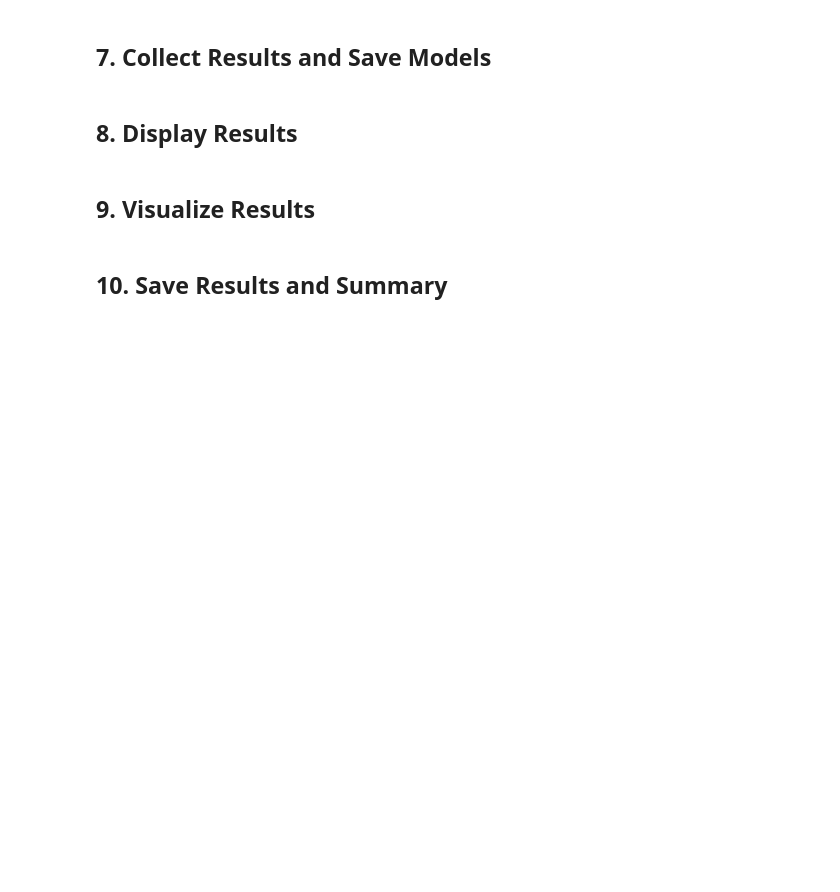
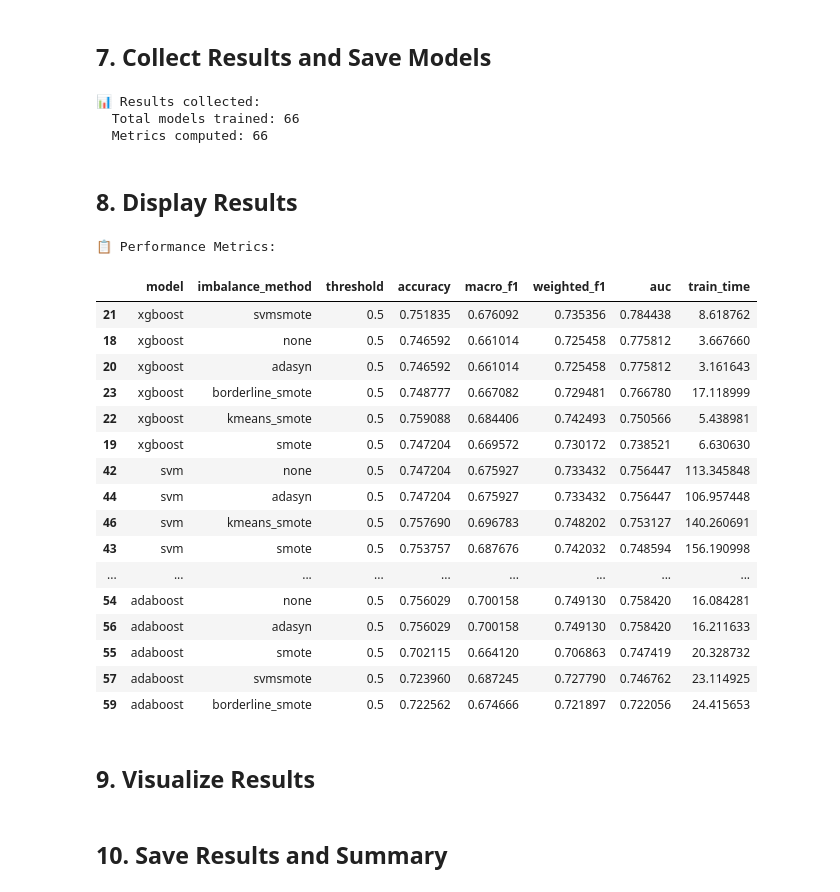
Before and after one commit to AlbusNotThuan/lung-cancer, a Jupyter notebook: train.ipynb, the cells around one changed output. Saved outputs shown, nothing was run; the diff lists cells and outputs as text; code cells hidden in the pictures; blank space fills up the shorter version.

```diff
--- a/train.ipynb
+++ b/train.ipynb
@@ -102,26 +143,21 @@ if config['output']['save_models']:
 
 print(f"📁 Results will be saved to: {run_folder}")
 
-# Load dataset
+# Load dataset using DatasetFactory
 dataset_name = config['dataset']['name']
-dataset_class = eval(f"{dataset_name.title().replace('_', '')}Dataset")
+dataset, X_train, y_train, X_test, y_test, dataset_info = \
+    DatasetFactory.load_dataset(dataset_name)
 
-dataset = dataset_class(
-    train_path=config['dataset'].get('train_path'),
-    test_path=config['dataset'].get('test_path')
-)
-
-X_train, y_train, X_test, y_test = dataset.load()
-
-log.append(f"Loaded dataset: {dataset.name}")
-log.append(f"Task type: {dataset.task_type}")
+log.append(f"Loaded dataset: {dataset_info['name']}")
+log.append(f"Task type: {dataset_info['task_type']}")
 log.append(f"Training samples: {len(X_train)}")
 log.append(f"Test samples: {len(X_test)}")
 log.append(f"Features: {X_train.shape[1]}")
 log.append(f"Classes: {np.unique(y_train)}")
 
-print(f"\n📊 Dataset: {dataset.name}")
-print(f"  Task: {dataset.task_type}")
+print(f"\n📊 Dataset: {dataset_info['name']}")
+print(f"  Description: {dataset_info['description']}")
+print(f"  Task: {dataset_info['task_type']}")
 print(f"  Train: {X_train.shape}")
 print(f"  Test: {X_test.shape}")
 print(f"  Classes: {np.unique(y_train)}")
@@ -128,7 +173,7 @@ print(f"  Classes: {np.unique(y_train)}")
 # %% [markdown]
 ## 5. Define Training Job Function
 # %%
-def train_single_job(model_name, imbalance_method, X_train, y_train, X_test, y_test, config, dataset):
+def train_single_job(model_name, imbalance_method, X_train, y_train, X_test, y_test, config, dataset_info):
     """Train a single model with given imbalance method"""
     job_log = []
     job_name = f"{model_name}_{imbalance_method}"
@@ -138,9 +183,16 @@ def train_single_job(model_name, imbalance_method, X_train, y_train, X_test, y_t
         method=imbalance_method,
         **config['imbalance']['params']
     )
+
     X_train_balanced, y_train_balanced = imbalance_handler.apply(
-        X_train.copy(), y_train.copy(), task_type=dataset.task_type
+        X_train.copy(), y_train.copy(), task_type=dataset_info['task_type']
     )
+
+    # DEBUG: Print status after applying imbalance handling
+    print(f"Class distribution before: {np.bincount(y_train)}")
+    print(f"After applying imbalance method; Class distribution: {np.bincount(y_train_balanced)}")
+    print(f"Samples before/after: {len(X_train)}/{len(X_train_balanced)}\n")
+
     job_log.append(f"Samples: {len(X_train)} -> {len(X_train_balanced)}")
 
     # Create model
@@ -156,7 +208,7 @@ def train_single_job(model_name, imbalance_method, X_train, y_train, X_test, y_t
     job_log.append(f"Training time: {trainer.train_time:.2f}s")
 
     # Predict
-    if dataset.task_type == "binary":
+    if dataset_info['task_type'] == "binary":
         y_pred_proba = trainer.predict_proba(X_test)
     else:
         # For multiclass, get full probability matrix
@@ -170,7 +222,7 @@ def train_single_job(model_name, imbalance_method, X_train, y_train, X_test, y_t
     eval_config = config['evaluation']
     evaluator = Evaluator(
         thresholds=eval_config['thresholds'],
-        task_type=dataset.task_type,
+        task_type=dataset_info['task_type'],
         average=eval_config.get('multiclass', {}).get('average', 'macro')
     )
     metrics = evaluator.evaluate_model(y_test, y_pred_proba, model_name, imbalance_method, trainer.train_time)
@@ -208,7 +274,7 @@ results = Parallel(n_jobs=config['training']['n_workers'], verbose=10)(
     delayed(train_single_job)(
         model_name, imbalance_method,
         X_train, y_train, X_test, y_test,
-        config, dataset
+        config, dataset_info
     )
     for model_name, imbalance_method in training_jobs
 )
@@ -242,16 +326,39 @@ metrics_df = pd.DataFrame(all_metrics)
 print(f"📊 Results collected:")
 print(f"  Total models trained: {len(results)}")
 print(f"  Metrics computed: {len(all_metrics)}")
+# %% [output]
+📊 Results collected:
+  Total models trained: 66
+  Metrics computed: 66
 # %% [markdown]
 ## 8. Display Results
 # %%
 # Display metrics table
-print("\n📋 Performance Metrics (Threshold = 0.5):\n")
+print("\n📋 Performance Metrics:\n")
 
 if 'threshold' in metrics_df.columns:
-    display_df = metrics_df[metrics_df['threshold'] == 0.5].copy()
+    display_df = metrics_df.copy()
 else:
     display_df = metrics_df.copy()
 
 display_df = display_df.sort_values('auc', ascending=False)
-display(display_df[['model', 'imbalance_method', 'accuracy', 'auc', 'f1', 'train_time']])
+display(display_df[['model', 'imbalance_method', 'threshold', 'accuracy', 'macro_f1', 'weighted_f1', 'auc', 'train_time']].sort_values(by=["model", "auc"], ascending=False))
+# %% [output]
+📋 Performance Metrics:
+|  | model | imbalance_method | threshold | accuracy | macro_f1 | weighted_f1 | auc | train_time |
+| 21 | xgboost | svmsmote | 0.5 | 0.751835 | 0.676092 | 0.735356 | 0.784438 | 8.618762 |
+| 18 | xgboost | none | 0.5 | 0.746592 | 0.661014 | 0.725458 | 0.775812 | 3.667660 |
+| 20 | xgboost | adasyn | 0.5 | 0.746592 | 0.661014 | 0.725458 | 0.775812 | 3.161643 |
+| 23 | xgboost | borderline_smote | 0.5 | 0.748777 | 0.667082 | 0.729481 | 0.766780 | 17.118999 |
+| 22 | xgboost | kmeans_smote | 0.5 | 0.759088 | 0.684406 | 0.742493 | 0.750566 | 5.438981 |
+| 19 | xgboost | smote | 0.5 | 0.747204 | 0.669572 | 0.730172 | 0.738521 | 6.630630 |
+| 42 | svm | none | 0.5 | 0.747204 | 0.675927 | 0.733432 | 0.756447 | 113.345848 |
+| 44 | svm | adasyn | 0.5 | 0.747204 | 0.675927 | 0.733432 | 0.756447 | 106.957448 |
+| 46 | svm | kmeans_smote | 0.5 | 0.757690 | 0.696783 | 0.748202 | 0.753127 | 140.260691 |
+| 43 | svm | smote | 0.5 | 0.753757 | 0.687676 | 0.742032 | 0.748594 | 156.190998 |
+| ... | ... | ... | ... | ... | ... | ... | ... | ... |
+| 54 | adaboost | none | 0.5 | 0.756029 | 0.700158 | 0.749130 | 0.758420 | 16.084281 |
+| 56 | adaboost | adasyn | 0.5 | 0.756029 | 0.700158 | 0.749130 | 0.758420 | 16.211633 |
+| 55 | adaboost | smote | 0.5 | 0.702115 | 0.664120 | 0.706863 | 0.747419 | 20.328732 |
+| 57 | adaboost | svmsmote | 0.5 | 0.723960 | 0.687245 | 0.727790 | 0.746762 | 23.114925 |
+| 59 | adaboost | borderline_smote | 0.5 | 0.722562 | 0.674666 | 0.721897 | 0.722056 | 24.415653 |
```
Also changed, not shown: parts of 12 cells of this notebook, 7 other files.
